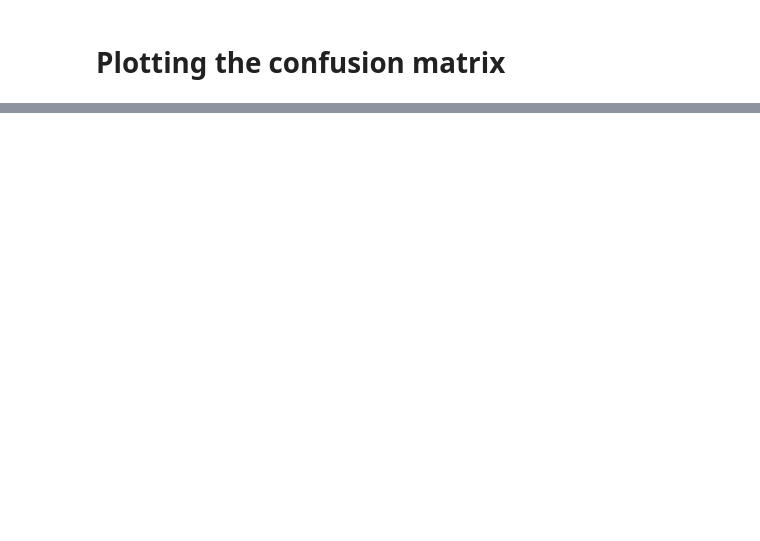
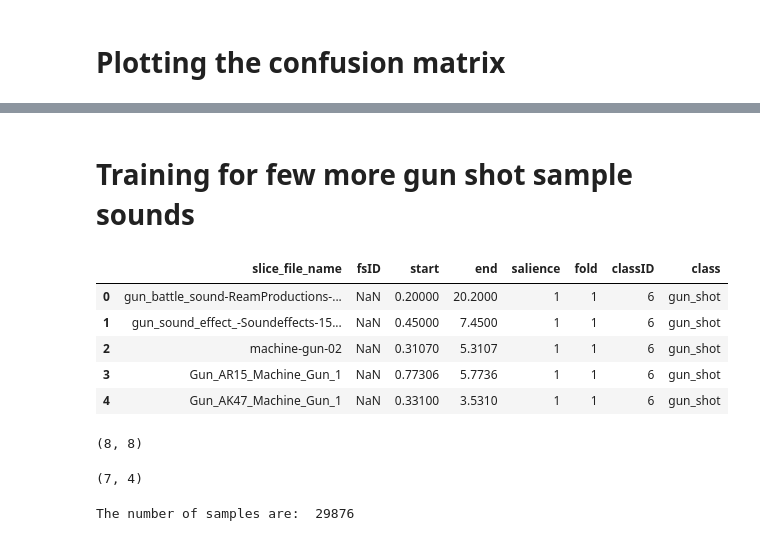
Before and after one commit to SJSUSpring2020-CMPE272/Sound-Profound, a Jupyter notebook: Sound_Identification.ipynb, the cells around one changed output, grey strips where cells are left out. Cells and saved outputs as stored; diff of their text form; code cells hidden in the pictures; blank space fills up the shorter version.

```diff
--- a/Sound_Identification.ipynb
+++ b/Sound_Identification.ipynb
@@ -459,0 +458,22 @@ mtplt.show()
+# %% [markdown]
+# Training for few more gun shot sample sounds
+# %%
+more_data = pds.read_csv(r'UrbanSound8K.tar\UrbanSound8K\metadata\UrbanSound8Kmoresounds.csv')
+more_data.head(5)
+# %% [output]
+|  | slice_file_name | fsID | start | end | salience | fold | classID | class |
+| 0 | gun_battle_sound-ReamProductions-... | NaN | 0.20000 | 20.2000 | 1 | 1 | 6 | gun_shot |
+| 1 | gun_sound_effect_-Soundeffects-15... | NaN | 0.45000 | 7.4500 | 1 | 1 | 6 | gun_shot |
+| 2 | machine-gun-02 | NaN | 0.31070 | 5.3107 | 1 | 1 | 6 | gun_shot |
+| 3 | Gun_AR15_Machine_Gun_1 | NaN | 0.77306 | 5.7736 | 1 | 1 | 6 | gun_shot |
+| 4 | Gun_AK47_Machine_Gun_1 | NaN | 0.33100 | 3.5310 | 1 | 1 | 6 | gun_shot |
+# %%
+more_data.shape #finding the shape of input matrix (row * column)
+# %% [output]
+(8, 8)
+# %%
+# Extracting data that is only three seconds long for the possible and efficient implementation
+new_data = more_data[['slice_file_name', 'fold' ,'classID', 'class']][ data['end']-data['start'] >= 3 ]
+new_data.shape
+# %% [output]
+(7, 4)
@@ -463,6 +485,10 @@ for row in new_data.itertuples():
     ps = librosa.feature.melspectrogram(y=y, sr=sr)
     if ps.shape != (128, 128): continue
     DS.append( (ps, row.classID) )
+# %%
+print("The number of samples are: ", len(DS))
+# %% [output]
+The number of samples are:  29876
 # %%
 dataset = DS
 #random.shuffle(dataset)
```
Also changed, not shown: parts of 13 cells of this notebook, 2 other files.
